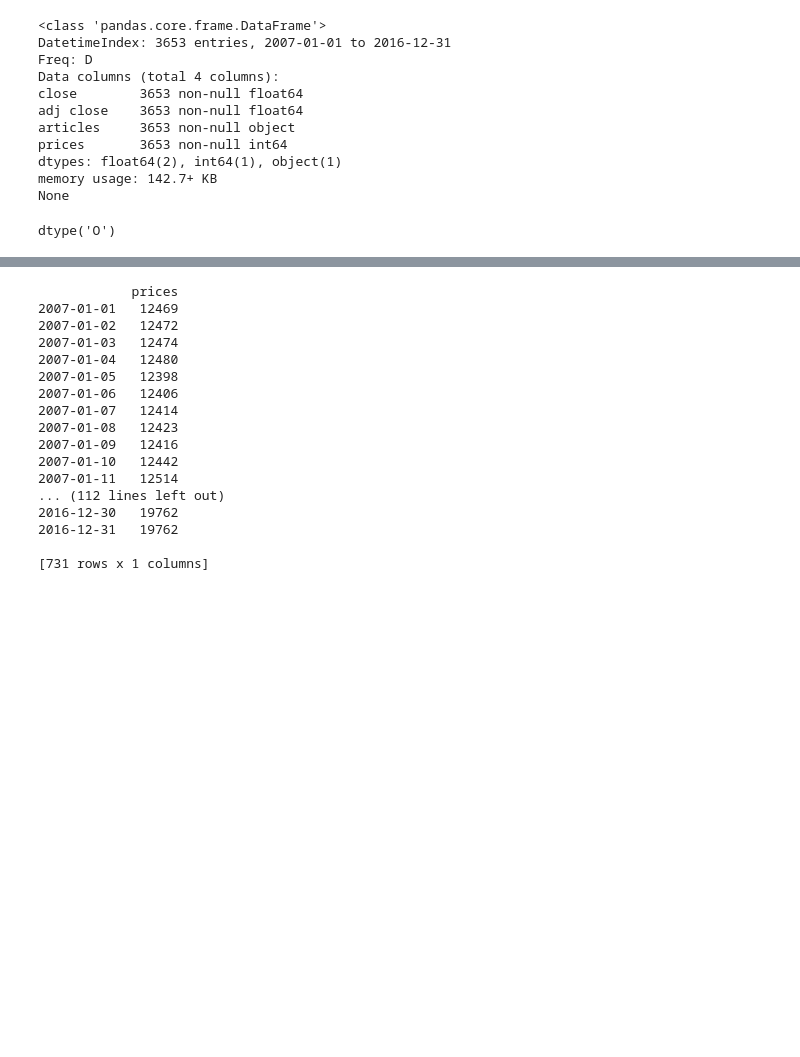
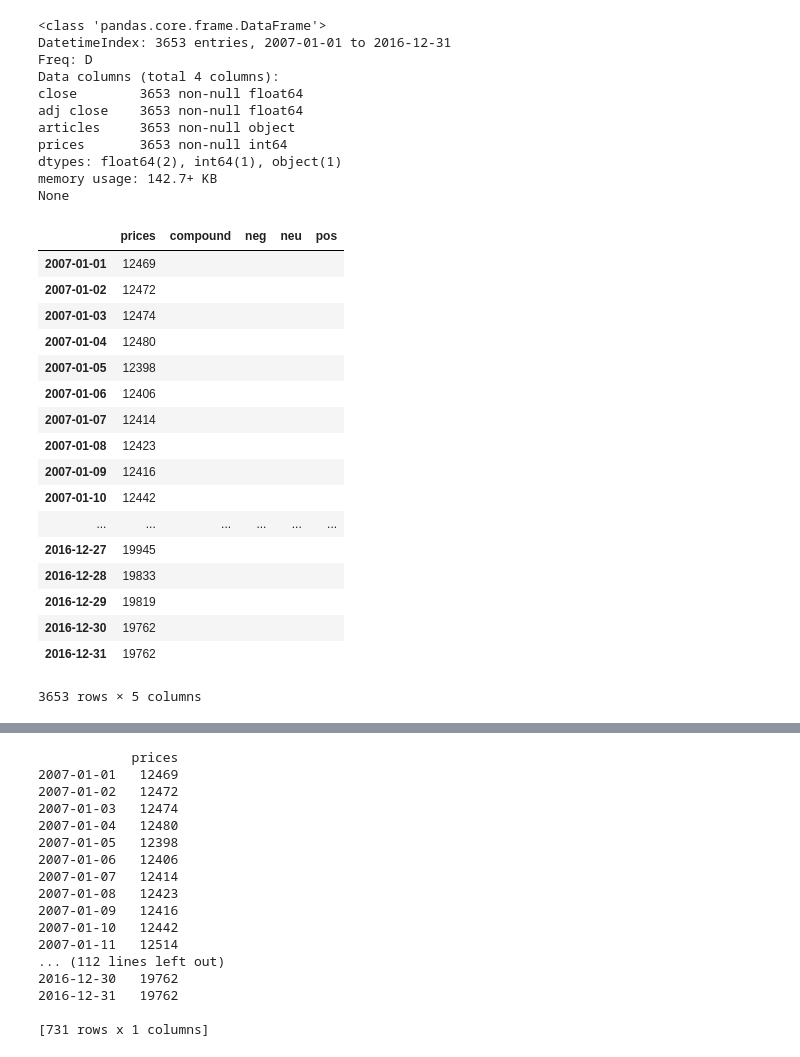
Before and after one commit to shanwaz1993/Stock_market_pre, a Jupyter notebook: Stock_market_prediction.ipynb, the cells around one changed output, grey strips where cells are left out. Cells and saved outputs as stored; diff of their text form; code cells hidden in the pictures; blank space fills up the shorter version.

```diff
--- a/Stock_market_prediction.ipynb
+++ b/Stock_market_prediction.ipynb
@@ -49,14 +49,34 @@ df_stocks['articles'] = df_stocks['articles'].map(lambda x: x.lstrip('.-'))
 # %%
 df = df_stocks[['prices']].copy()
 #print(df.head())
 df["compound"] = ''
 df["neg"] = ''
 df["neu"] = ''
 df["pos"] = ''
-df.head()
+
 df_stocks.articles.dtype
+T_df_stocks=df_stocks.T
+T_df_stocks
+df
 # %% [output]
+|  | prices | compound | neg | neu | pos |
+| 2007-01-01 | 12469 |  |  |  |  |
+| 2007-01-02 | 12472 |  |  |  |  |
+| 2007-01-03 | 12474 |  |  |  |  |
+| 2007-01-04 | 12480 |  |  |  |  |
+| 2007-01-05 | 12398 |  |  |  |  |
+| 2007-01-06 | 12406 |  |  |  |  |
+| 2007-01-07 | 12414 |  |  |  |  |
+| 2007-01-08 | 12423 |  |  |  |  |
+| 2007-01-09 | 12416 |  |  |  |  |
+| 2007-01-10 | 12442 |  |  |  |  |
+| ... | ... | ... | ... | ... | ... |
+| 2016-12-27 | 19945 |  |  |  |  |
+| 2016-12-28 | 19833 |  |  |  |  |
+| 2016-12-29 | 19819 |  |  |  |  |
+| 2016-12-30 | 19762 |  |  |  |  |
+| 2016-12-31 | 19762 |  |  |  |  |
-dtype('O')
+3653 rows × 5 columns
 # %%
 #Now starts score prediction for given sentence.
 from nltk.sentiment.vader import SentimentIntensityAnalyzer
```
Also changed, not shown: parts of 14 cells of this notebook.
